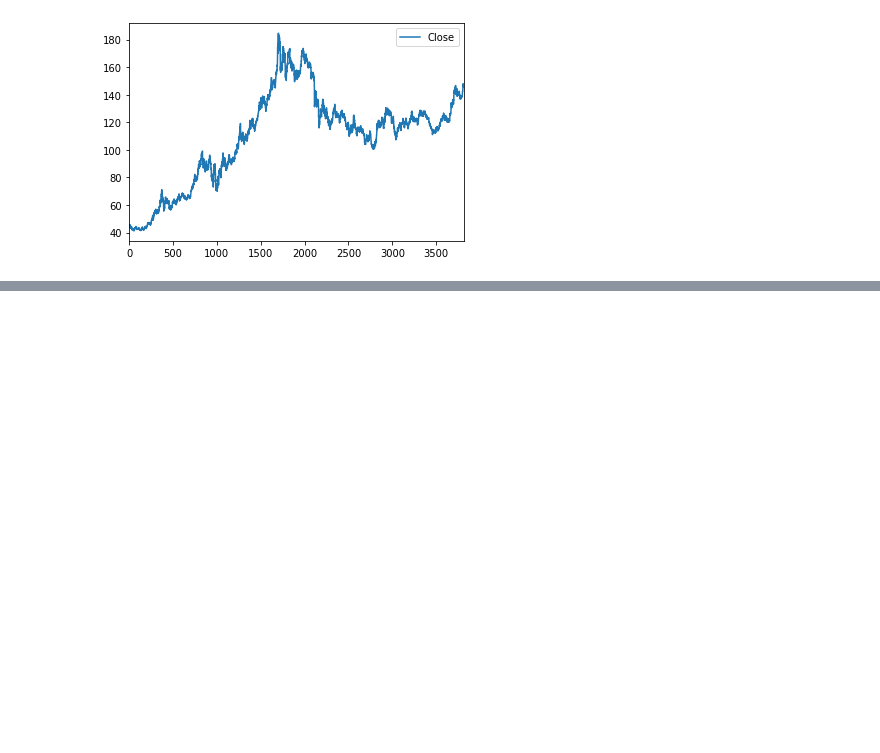
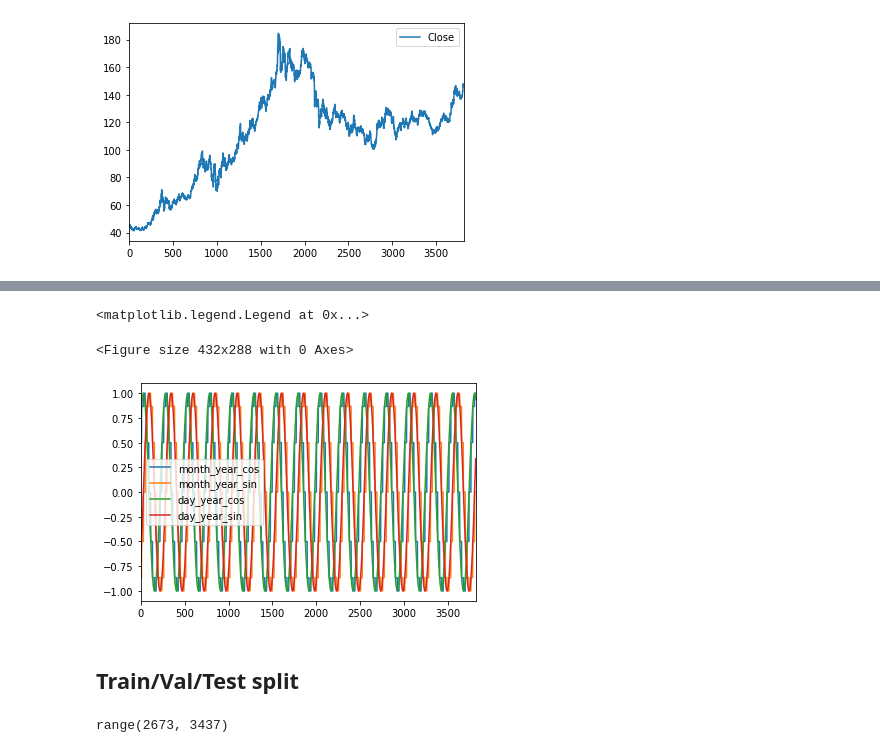
Before and after one commit to maxmatical/gld_forecasting, a Jupyter notebook: GLD_Forecasting.ipynb, the cells around one changed output, grey strips where cells are left out. Saved outputs shown, nothing was run; the diff lists cells and outputs as text; code cells hidden in the pictures; blank space fills up the shorter version.

```diff
--- a/GLD_Forecasting.ipynb
+++ b/GLD_Forecasting.ipynb
@@ -121,0 +172,8 @@ df.head(5).T
+# %%
+df_trig = df[['month_year_cos', 'month_year_sin', 'day_year_cos', 'day_year_sin']]
+
+plt.figure(); df_trig.plot(); plt.legend(loc='best')
+# %% [output]
+<matplotlib.legend.Legend at 0x...>
+<Figure size 432x288 with 0 Axes>
+[figure, added]
@@ -121,0 +185,2 @@ df.head(5).T
+# %% [markdown]
+## Train/Val/Test split
@@ -121,0 +203,6 @@ df.head(5).T
+# %%
+val_idx = range(slice_point,test_slice_point)
+
+print(range(slice_point,test_slice_point))
+# %% [output]
+range(2673, 3437)
```
Also changed, not shown: parts of 30 cells of this notebook.
